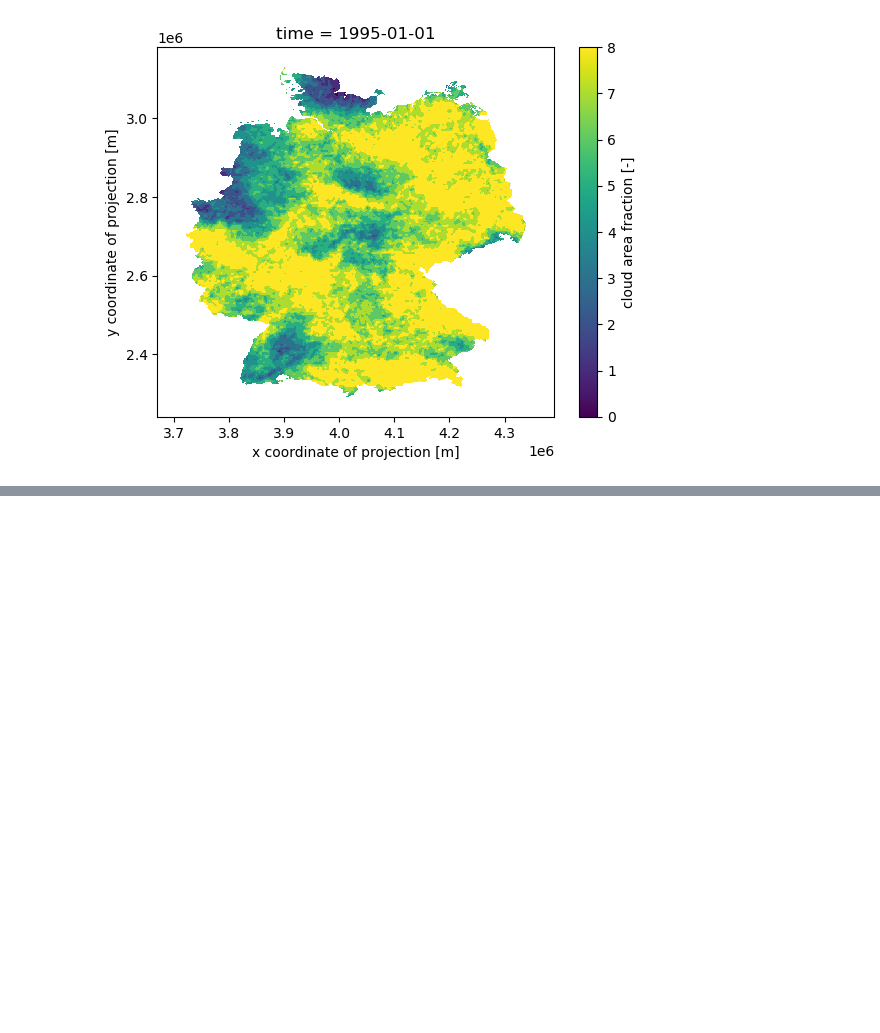
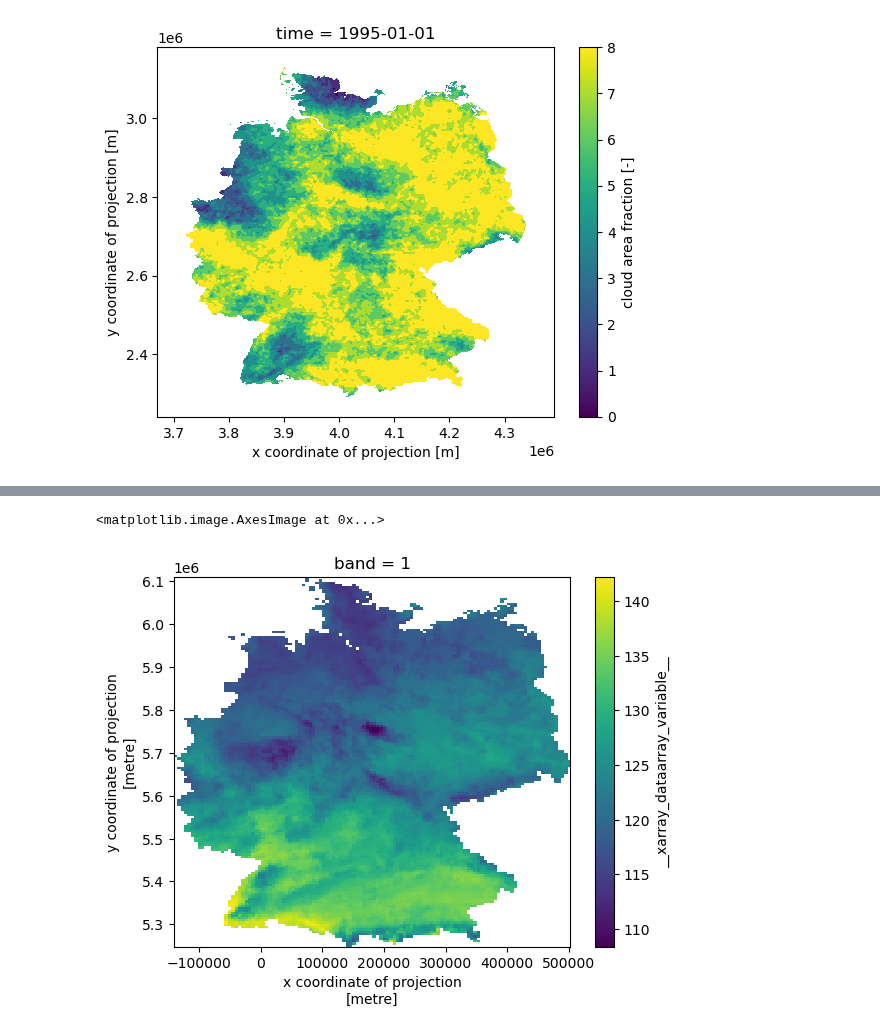
Before and after one commit to felixschulz385/ds_project, a Jupyter notebook: research/notebooks/DWD_experiments.ipynb, the cells around one changed output, grey strips where cells are left out. Cells and saved outputs as stored; diff of their text form; code cells hidden in the pictures; blank space fills up the shorter version.

```diff
--- a/research/notebooks/DWD_experiments.ipynb
+++ b/research/notebooks/DWD_experiments.ipynb
@@ -95,0 +99,6 @@ xarray.plot.imshow(dat.squeeze("band", drop = True))
+# %%
+import geopandas as gpd
+borders = gpd.read_file("/pfs/work7/workspace/scratch/tu_zxobe27-ds_project/data/borders/gadm41_DEU_1.json")
+brandenburg = borders[borders.NAME_1 == "Brandenburg"]
+# %%
+irradiation = rioxarray.open_rasterio("/pfs/work7/workspace/scratch/tu_zxobe27-ds_project/data/SARAH/processed/gh_0_year.nc", mask_and_scale = True)
@@ -95,0 +116,5 @@ xarray.plot.imshow(dat.squeeze("band", drop = True))
+# %%
+xarray.plot.imshow(irradiation.rio.clip(borders.geometry).squeeze("band").drop_vars("spatial_ref"))
+# %% [output]
+<matplotlib.image.AxesImage at 0x...>
+[figure, added]
```
Also changed, not shown: parts of 2 cells of this notebook, 7 other files.
